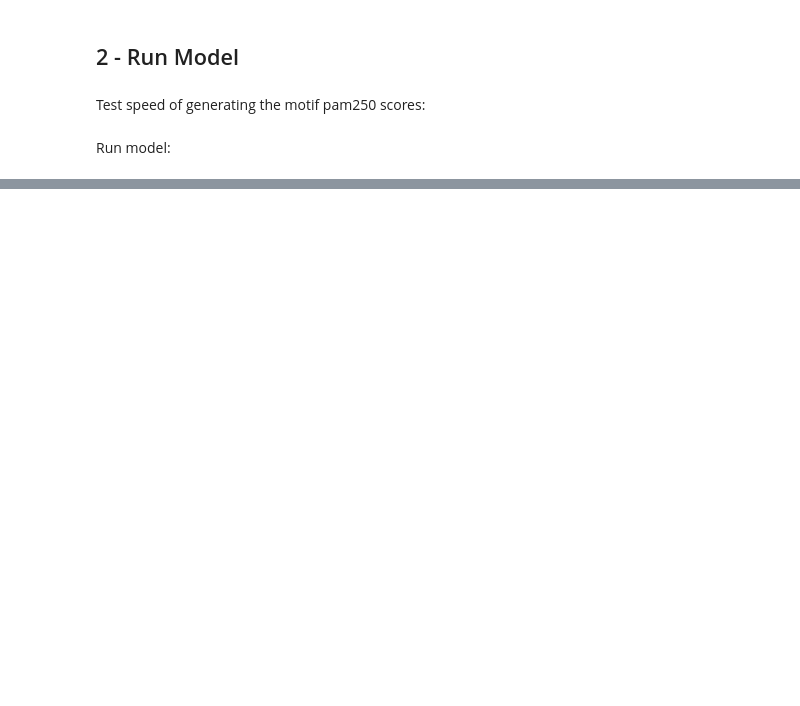
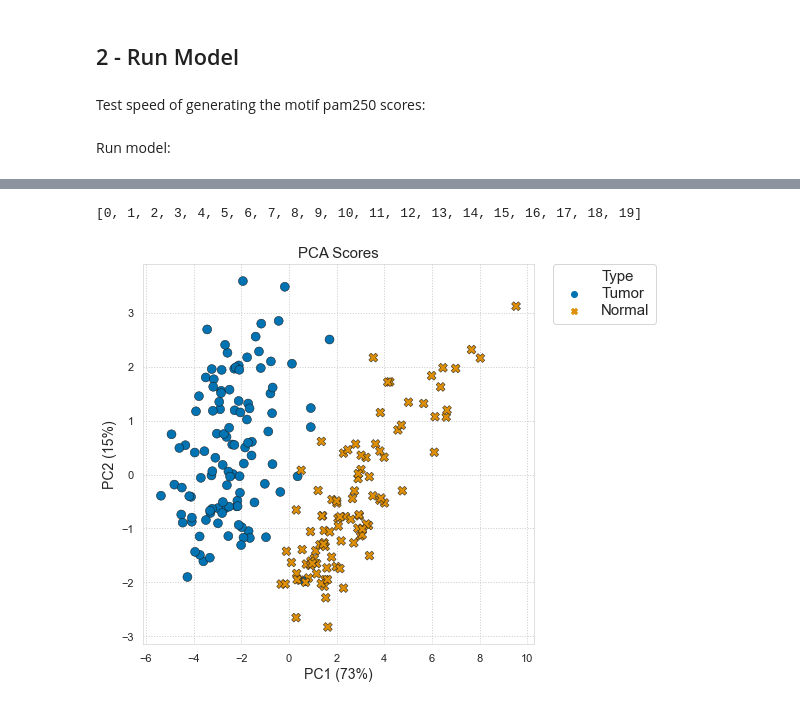
Before and after one commit to meyer-lab/DDMC, a Jupyter notebook: CPTAC.ipynb, the cells around one changed output, grey strips where cells are left out. Cells and saved outputs as stored; diff of their text form; code cells hidden in the pictures; blank space fills up the shorter version.

```diff
--- a/CPTAC.ipynb
+++ b/CPTAC.ipynb
@@ -79,0 +199,4 @@ NameError: name 'MSC' is not defined
+# %%
+list(range(20))
+# %% [output]
+[0, 1, 2, 3, 4, 5, 6, 7, 8, 9, 10, 11, 12, 13, 14, 15, 16, 17, 18, 19]
@@ -79,0 +216,23 @@ NameError: name 'MSC' is not defined
+# %%
+dScor_.columns = ["PC1", "PC2", "Patient_ID"]
+# %%
+tumortype = []
+for i in range(dScor_.shape[0]):
+    if ".N" in dScor_["Patient_ID"][i]:
+        tumortype.append("Normal")
+    else:
+        tumortype.append("Tumor")
+# %%
+dScor_["Type"] = tumortype
+# %%
+varExp = np.round(pp.explained_variance_ratio_, 2)
+# %%
+fig, ax = plt.subplots(1, 1, figsize=(7, 7))
+sns.scatterplot(x="PC1", y="PC2", data=dScor_, hue="Type", style="Type", ax=ax, s=80, **{'linewidth':.5, 'edgecolor':"k"})
+ax.set_title("PCA Scores", fontsize=15)
+ax.set_xlabel("PC1 (" + str(int(varExp[0] * 100)) + "%)", fontsize=14)
+ax.set_ylabel("PC2 (" + str(int(varExp[1] * 100)) + "%)", fontsize=14)
+ax.legend(bbox_to_anchor=(1.05, 1), loc=2, borderaxespad=0, labelspacing=0.2, fontsize=15);
+plt.savefig("PCA_CPTAC_20cl_Scores.svg", bbox_inches='tight', format='svg', dpi=1200)
+# %% [output]
+[figure, added]
```
Also changed, not shown: parts of 27 cells of this notebook, 11 other files.
